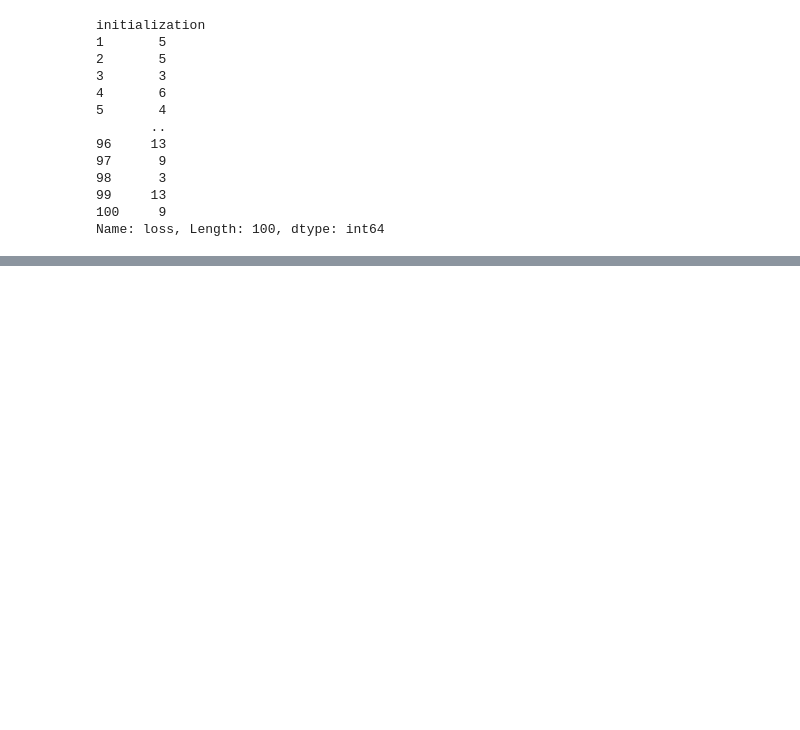
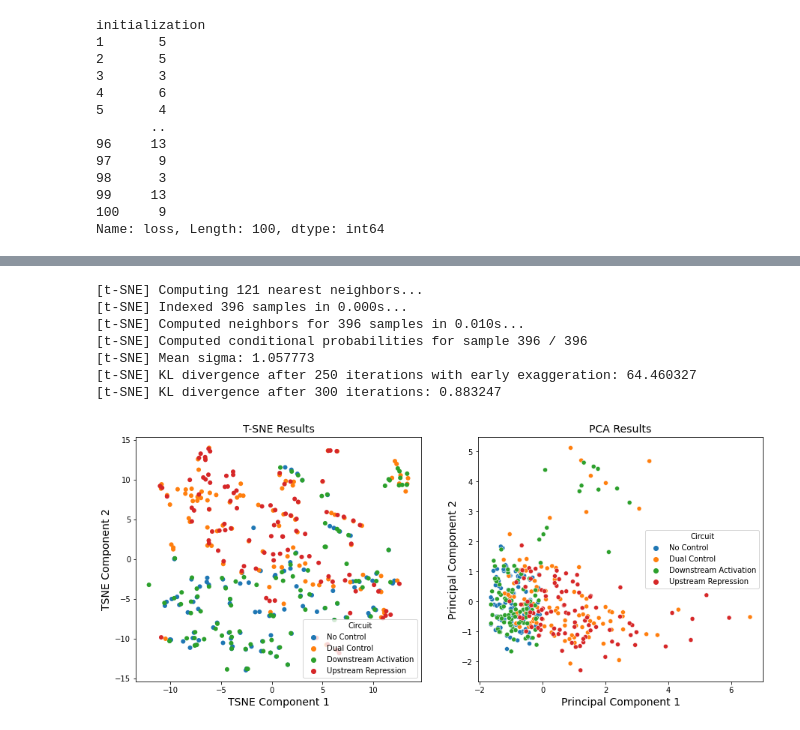
Before and after one commit to cjmerzbacher/msc-thesis, a Jupyter notebook: initialization_experiments/viz_complete_exp.ipynb, the cells around one changed output, grey strips where cells are left out. Cells and saved outputs as stored; diff of their text form; code cells hidden in the pictures; blank space fills up the shorter version.

```diff
--- a/initialization_experiments/viz_complete_exp.ipynb
+++ b/initialization_experiments/viz_complete_exp.ipynb
@@ -200,0 +375,57 @@ Name: loss, Length: 100, dtype: int64
+# %%
+
+
+low_loss = gd.loc[gd.loss < 0.1]
+
+features = ['n1', 'n2', 'theta1', 'theta2', 'k1', 'k2', 'Best Loss']
+
+x = final_vals.loc[:, features].values
+
+#Normalize features
+x = StandardScaler().fit_transform(x)
+
+pca = PCA(n_components=2)
+principalComponents = pca.fit_transform(x)
+principalDf = pd.DataFrame(data = principalComponents
+             , columns = ['pc1', 'pc2'])
+final_vals['pc1'] = principalComponents[:,0]
+final_vals['pc2'] = principalComponents[:,1]
+
+
+tsne = TSNE(n_components=2, verbose=1, perplexity=40, n_iter=300)
+tsne_results = tsne.fit_transform(x)
+final_vals['tsne1'] = tsne_results[:,0]
+final_vals['tsne2'] = tsne_results[:,1]
+
+import matplotlib
+fig, axs = plt.subplots(1, 2, figsize=(15, 6))
+
+endpoint = 'T-SNE Results'
+ax = axs[0]
+#sns.scatterplot(x='pc1', y='pc2', data = finalDf, hue='loss', ax=ax)
+sns.scatterplot(x="tsne1", y="tsne2",
+                hue="Circuit",
+                sizes=(1, 8), linewidth=0,
+                data=final_vals, ax=ax)
+ax.set_title(f'{endpoint}', fontsize=14)
+ax.set_xlabel('TSNE Component 1', fontsize=14)
+ax.set_ylabel('TSNE Component 2', fontsize=14)
+
+
+endpoint = 'PCA Results'
+ax = axs[1]
+sns.scatterplot(x='pc1', y='pc2', data = final_vals, hue='Circuit', ax=ax)
+
+ax.set_title(f'{endpoint}', fontsize=14)
+ax.set_xlabel('Principal Component 1', fontsize=14)
+ax.set_ylabel('Principal Component 2', fontsize=14)
+fig.savefig('TSNE_PCA_GD_finalvals.png')
+# %% [output]
+[t-SNE] Computing 121 nearest neighbors...
+[t-SNE] Indexed 396 samples in 0.000s...
+[t-SNE] Computed neighbors for 396 samples in 0.010s...
+[t-SNE] Computed conditional probabilities for sample 396 / 396
+[t-SNE] Mean sigma: 1.057773
+[t-SNE] KL divergence after 250 iterations with early exaggeration: 64.460327
+[t-SNE] KL divergence after 300 iterations: 0.883247
+[figure, added]
```
Also changed, not shown: parts of 8 cells of this notebook, 10 other files.
